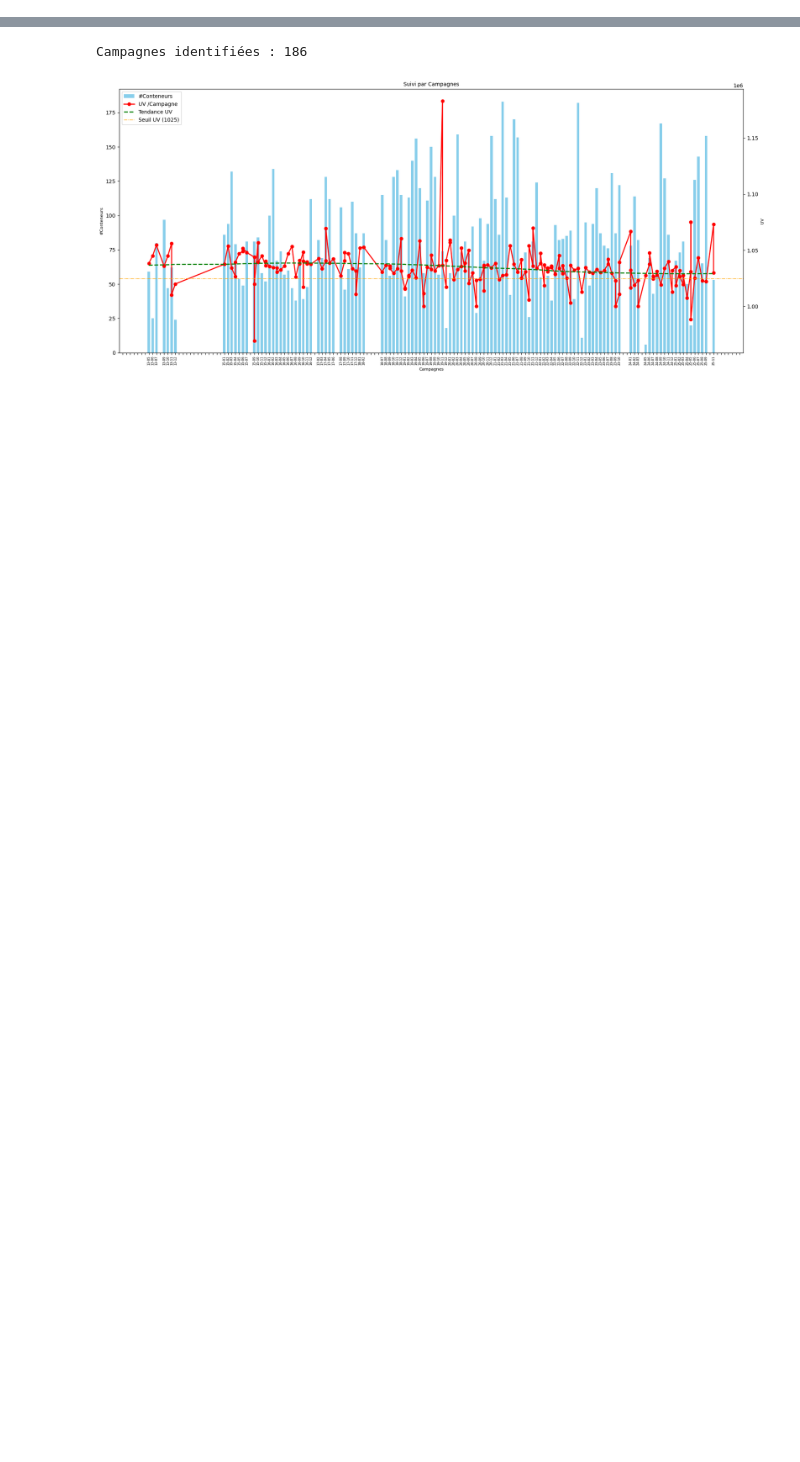
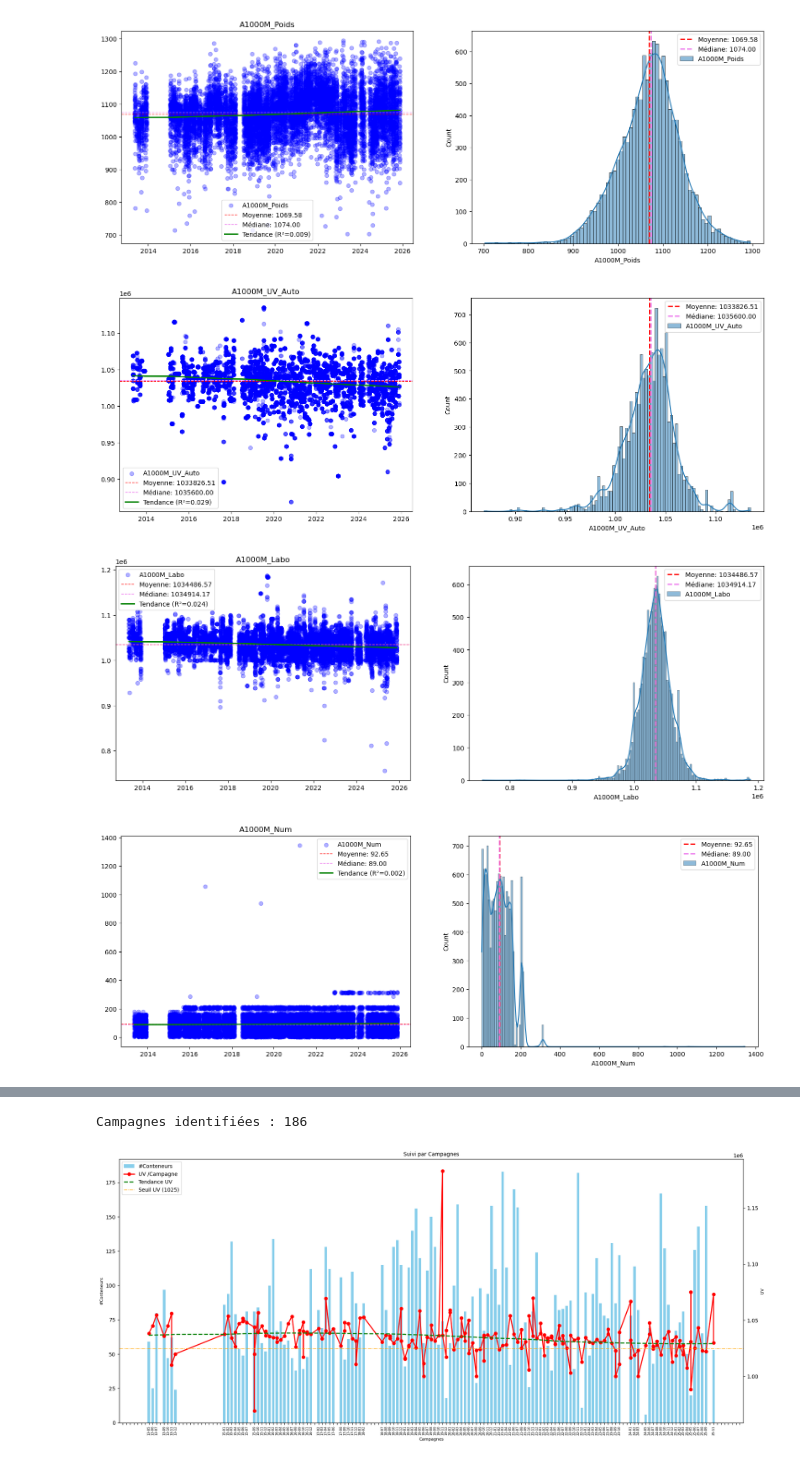
Before and after one commit to e-coucou/Machine-Learning, a Jupyter notebook: 2-OI_a/OI_Formulations.ipynb, the cells around one changed output, grey strips where cells are left out. Drawn from its saved outputs; the diff is of its cells as text; code cells hidden in the pictures; blank space fills up the shorter version.

```diff
--- a/2-OI_a/OI_Formulations.ipynb
+++ b/2-OI_a/OI_Formulations.ipynb
@@ -421,0 +479,7 @@ plot_data(df_M, df_M_tags)
+# %%
+plot_data_v2(df_M, df_M_tags)
+# %% [output]
+[figure, added]
+[figure, added]
+[figure, added]
+[figure, added]
```
Also changed, not shown: parts of 7 cells of this notebook, 1 other file.
